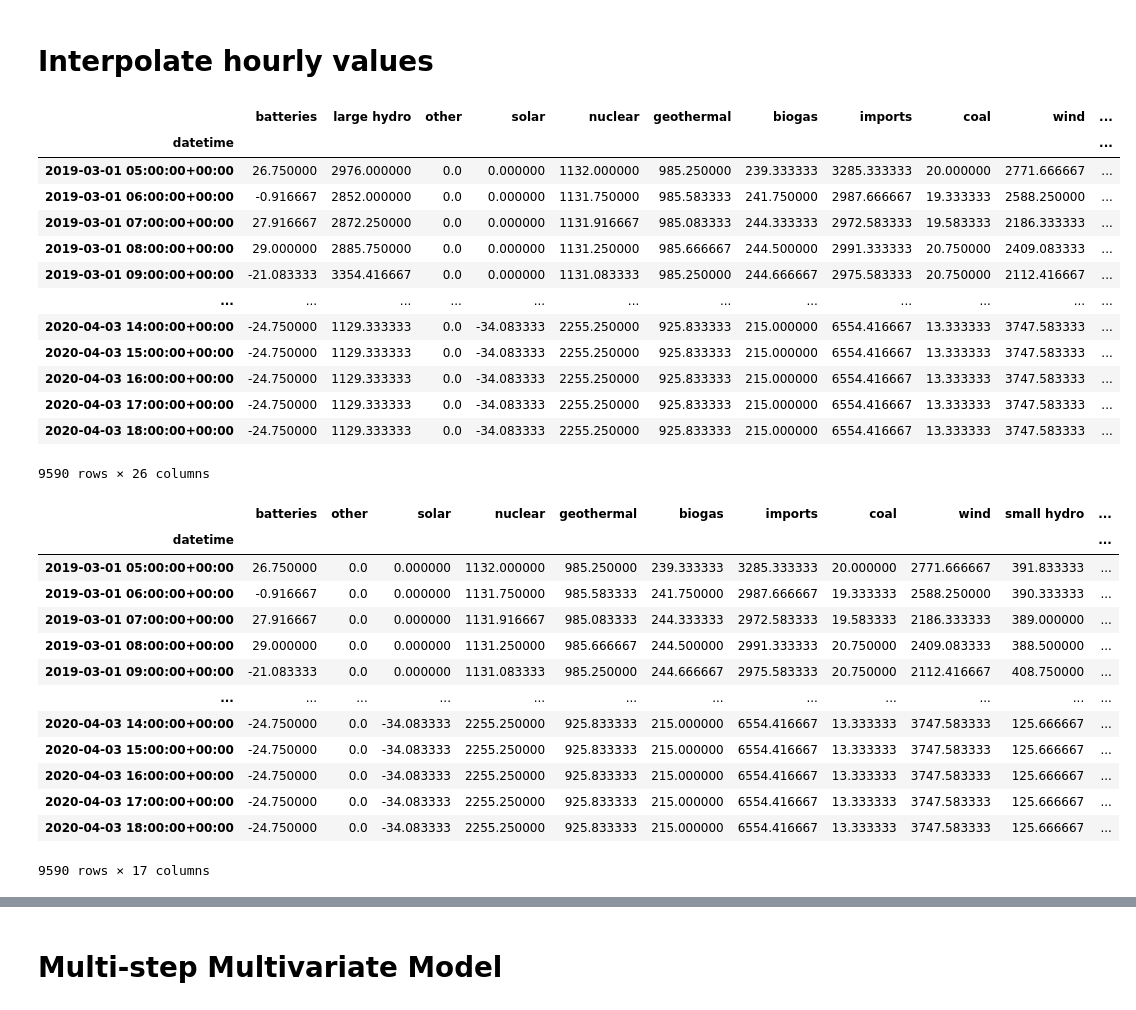
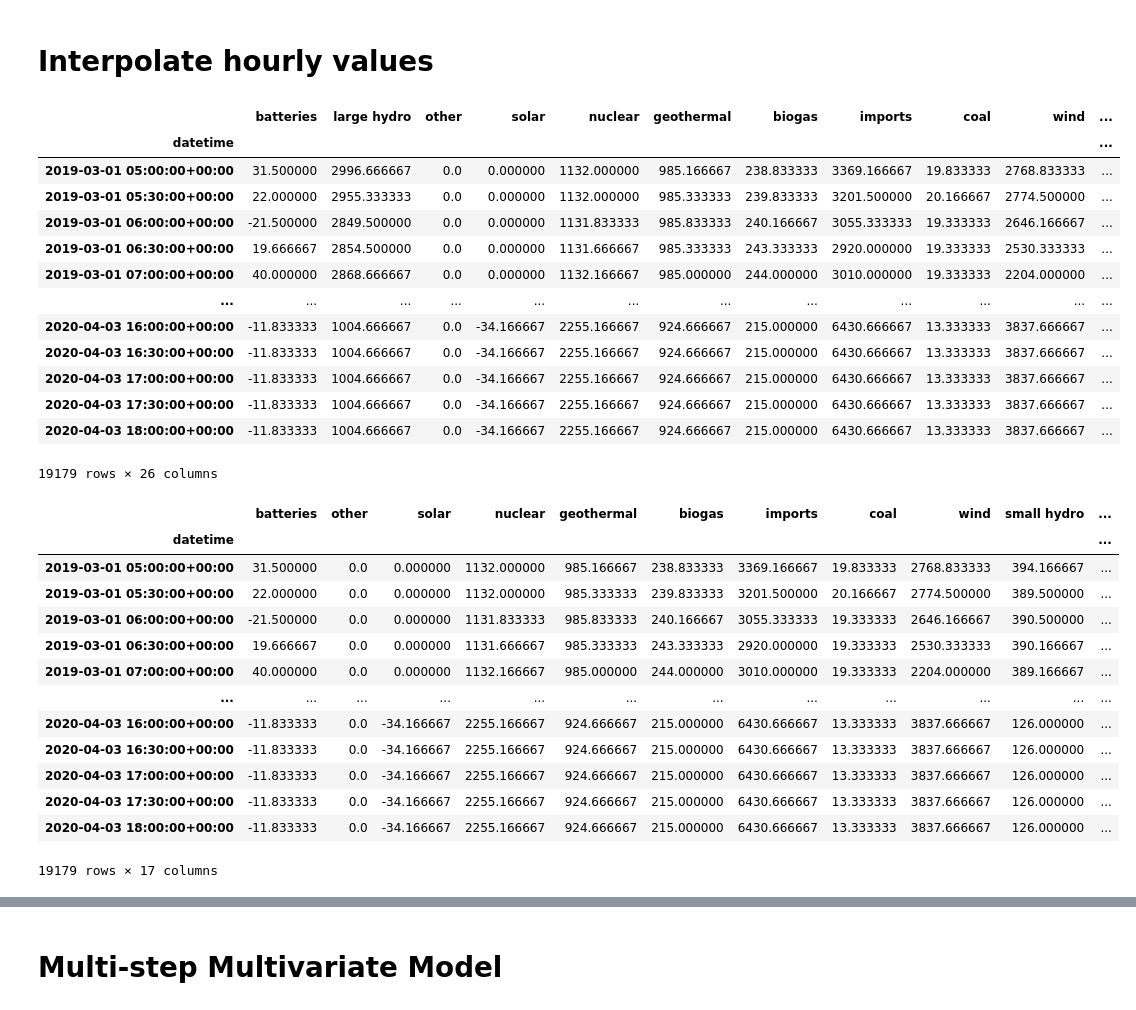
Before and after one commit to rrisque/caiso-forecast, a Jupyter notebook: prediction.ipynb, the cells around one changed output, grey strips where cells are left out. Saved outputs shown, nothing was run; the diff lists cells and outputs as text; code cells hidden in the pictures.

```diff
--- a/prediction.ipynb
+++ b/prediction.ipynb
@@ -51,44 +51,44 @@ frame
 # %% [markdown]
 # Interpolate hourly values
 # %%
-frame = frame.resample(rule=timedelta(hours=1)).mean()
+frame = frame.resample(rule=timedelta(minutes=30)).mean()
 
 frame= frame.interpolate(method='time')
 frame.to_csv('interpolated.csv')
 frame
 # %% [output]
 |  | batteries | large hydro | other | solar | nuclear | geothermal | biogas | imports | coal | wind | ... |
 | datetime |  |  |  |  |  |  |  |  |  |  | ... |
-| 2019-03-01 05:00:00+00:00 | 26.750000 | 2976.000000 | 0.0 | 0.000000 | 1132.000000 | 985.250000 | 239.333333 | 3285.333333 | 20.000000 | 2771.666667 | ... |
-| 2019-03-01 06:00:00+00:00 | -0.916667 | 2852.000000 | 0.0 | 0.000000 | 1131.750000 | 985.583333 | 241.750000 | 2987.666667 | 19.333333 | 2588.250000 | ... |
-| 2019-03-01 07:00:00+00:00 | 27.916667 | 2872.250000 | 0.0 | 0.000000 | 1131.916667 | 985.083333 | 244.333333 | 2972.583333 | 19.583333 | 2186.333333 | ... |
-| 2019-03-01 08:00:00+00:00 | 29.000000 | 2885.750000 | 0.0 | 0.000000 | 1131.250000 | 985.666667 | 244.500000 | 2991.333333 | 20.750000 | 2409.083333 | ... |
-| 2019-03-01 09:00:00+00:00 | -21.083333 | 3354.416667 | 0.0 | 0.000000 | 1131.083333 | 985.250000 | 244.666667 | 2975.583333 | 20.750000 | 2112.416667 | ... |
+| 2019-03-01 05:00:00+00:00 | 31.500000 | 2996.666667 | 0.0 | 0.000000 | 1132.000000 | 985.166667 | 238.833333 | 3369.166667 | 19.833333 | 2768.833333 | ... |
+| 2019-03-01 05:30:00+00:00 | 22.000000 | 2955.333333 | 0.0 | 0.000000 | 1132.000000 | 985.333333 | 239.833333 | 3201.500000 | 20.166667 | 2774.500000 | ... |
+| 2019-03-01 06:00:00+00:00 | -21.500000 | 2849.500000 | 0.0 | 0.000000 | 1131.833333 | 985.833333 | 240.166667 | 3055.333333 | 19.333333 | 2646.166667 | ... |
+| 2019-03-01 06:30:00+00:00 | 19.666667 | 2854.500000 | 0.0 | 0.000000 | 1131.666667 | 985.333333 | 243.333333 | 2920.000000 | 19.333333 | 2530.333333 | ... |
+| 2019-03-01 07:00:00+00:00 | 40.000000 | 2868.666667 | 0.0 | 0.000000 | 1132.166667 | 985.000000 | 244.000000 | 3010.000000 | 19.333333 | 2204.000000 | ... |
 | ... | ... | ... | ... | ... | ... | ... | ... | ... | ... | ... | ... |
-| 2020-04-03 14:00:00+00:00 | -24.750000 | 1129.333333 | 0.0 | -34.083333 | 2255.250000 | 925.833333 | 215.000000 | 6554.416667 | 13.333333 | 3747.583333 | ... |
-| 2020-04-03 15:00:00+00:00 | -24.750000 | 1129.333333 | 0.0 | -34.083333 | 2255.250000 | 925.833333 | 215.000000 | 6554.416667 | 13.333333 | 3747.583333 | ... |
-| 2020-04-03 16:00:00+00:00 | -24.750000 | 1129.333333 | 0.0 | -34.083333 | 2255.250000 | 925.833333 | 215.000000 | 6554.416667 | 13.333333 | 3747.583333 | ... |
-| 2020-04-03 17:00:00+00:00 | -24.750000 | 1129.333333 | 0.0 | -34.083333 | 2255.250000 | 925.833333 | 215.000000 | 6554.416667 | 13.333333 | 3747.583333 | ... |
-| 2020-04-03 18:00:00+00:00 | -24.750000 | 1129.333333 | 0.0 | -34.083333 | 2255.250000 | 925.833333 | 215.000000 | 6554.416667 | 13.333333 | 3747.583333 | ... |
+| 2020-04-03 16:00:00+00:00 | -11.833333 | 1004.666667 | 0.0 | -34.166667 | 2255.166667 | 924.666667 | 215.000000 | 6430.666667 | 13.333333 | 3837.666667 | ... |
+| 2020-04-03 16:30:00+00:00 | -11.833333 | 1004.666667 | 0.0 | -34.166667 | 2255.166667 | 924.666667 | 215.000000 | 6430.666667 | 13.333333 | 3837.666667 | ... |
+| 2020-04-03 17:00:00+00:00 | -11.833333 | 1004.666667 | 0.0 | -34.166667 | 2255.166667 | 924.666667 | 215.000000 | 6430.666667 | 13.333333 | 3837.666667 | ... |
+| 2020-04-03 17:30:00+00:00 | -11.833333 | 1004.666667 | 0.0 | -34.166667 | 2255.166667 | 924.666667 | 215.000000 | 6430.666667 | 13.333333 | 3837.666667 | ... |
+| 2020-04-03 18:00:00+00:00 | -11.833333 | 1004.666667 | 0.0 | -34.166667 | 2255.166667 | 924.666667 | 215.000000 | 6430.666667 | 13.333333 | 3837.666667 | ... |
-9590 rows × 26 columns
+19179 rows × 26 columns
 # %%
 frame = frame.drop(labels=['demand_prediction', 'wind_forecast', 'solar_forecast', 'thermal', 'renewables', 'solar thermal', 'hydro', 'large hydro', 'demand'], axis=1)
 frame
 # %% [output]
 |  | batteries | other | solar | nuclear | geothermal | biogas | imports | coal | wind | small hydro | ... |
 | datetime |  |  |  |  |  |  |  |  |  |  | ... |
-| 2019-03-01 05:00:00+00:00 | 26.750000 | 0.0 | 0.000000 | 1132.000000 | 985.250000 | 239.333333 | 3285.333333 | 20.000000 | 2771.666667 | 391.833333 | ... |
-| 2019-03-01 06:00:00+00:00 | -0.916667 | 0.0 | 0.000000 | 1131.750000 | 985.583333 | 241.750000 | 2987.666667 | 19.333333 | 2588.250000 | 390.333333 | ... |
-| 2019-03-01 07:00:00+00:00 | 27.916667 | 0.0 | 0.000000 | 1131.916667 | 985.083333 | 244.333333 | 2972.583333 | 19.583333 | 2186.333333 | 389.000000 | ... |
-| 2019-03-01 08:00:00+00:00 | 29.000000 | 0.0 | 0.000000 | 1131.250000 | 985.666667 | 244.500000 | 2991.333333 | 20.750000 | 2409.083333 | 388.500000 | ... |
-| 2019-03-01 09:00:00+00:00 | -21.083333 | 0.0 | 0.000000 | 1131.083333 | 985.250000 | 244.666667 | 2975.583333 | 20.750000 | 2112.416667 | 408.750000 | ... |
+| 2019-03-01 05:00:00+00:00 | 31.500000 | 0.0 | 0.000000 | 1132.000000 | 985.166667 | 238.833333 | 3369.166667 | 19.833333 | 2768.833333 | 394.166667 | ... |
+| 2019-03-01 05:30:00+00:00 | 22.000000 | 0.0 | 0.000000 | 1132.000000 | 985.333333 | 239.833333 | 3201.500000 | 20.166667 | 2774.500000 | 389.500000 | ... |
+| 2019-03-01 06:00:00+00:00 | -21.500000 | 0.0 | 0.000000 | 1131.833333 | 985.833333 | 240.166667 | 3055.333333 | 19.333333 | 2646.166667 | 390.500000 | ... |
+| 2019-03-01 06:30:00+00:00 | 19.666667 | 0.0 | 0.000000 | 1131.666667 | 985.333333 | 243.333333 | 2920.000000 | 19.333333 | 2530.333333 | 390.166667 | ... |
+| 2019-03-01 07:00:00+00:00 | 40.000000 | 0.0 | 0.000000 | 1132.166667 | 985.000000 | 244.000000 | 3010.000000 | 19.333333 | 2204.000000 | 389.166667 | ... |
 | ... | ... | ... | ... | ... | ... | ... | ... | ... | ... | ... | ... |
-| 2020-04-03 14:00:00+00:00 | -24.750000 | 0.0 | -34.083333 | 2255.250000 | 925.833333 | 215.000000 | 6554.416667 | 13.333333 | 3747.583333 | 125.666667 | ... |
-| 2020-04-03 15:00:00+00:00 | -24.750000 | 0.0 | -34.083333 | 2255.250000 | 925.833333 | 215.000000 | 6554.416667 | 13.333333 | 3747.583333 | 125.666667 | ... |
-| 2020-04-03 16:00:00+00:00 | -24.750000 | 0.0 | -34.083333 | 2255.250000 | 925.833333 | 215.000000 | 6554.416667 | 13.333333 | 3747.583333 | 125.666667 | ... |
-| 2020-04-03 17:00:00+00:00 | -24.750000 | 0.0 | -34.083333 | 2255.250000 | 925.833333 | 215.000000 | 6554.416667 | 13.333333 | 3747.583333 | 125.666667 | ... |
-| 2020-04-03 18:00:00+00:00 | -24.750000 | 0.0 | -34.083333 | 2255.250000 | 925.833333 | 215.000000 | 6554.416667 | 13.333333 | 3747.583333 | 125.666667 | ... |
+| 2020-04-03 16:00:00+00:00 | -11.833333 | 0.0 | -34.166667 | 2255.166667 | 924.666667 | 215.000000 | 6430.666667 | 13.333333 | 3837.666667 | 126.000000 | ... |
+| 2020-04-03 16:30:00+00:00 | -11.833333 | 0.0 | -34.166667 | 2255.166667 | 924.666667 | 215.000000 | 6430.666667 | 13.333333 | 3837.666667 | 126.000000 | ... |
+| 2020-04-03 17:00:00+00:00 | -11.833333 | 0.0 | -34.166667 | 2255.166667 | 924.666667 | 215.000000 | 6430.666667 | 13.333333 | 3837.666667 | 126.000000 | ... |
+| 2020-04-03 17:30:00+00:00 | -11.833333 | 0.0 | -34.166667 | 2255.166667 | 924.666667 | 215.000000 | 6430.666667 | 13.333333 | 3837.666667 | 126.000000 | ... |
+| 2020-04-03 18:00:00+00:00 | -11.833333 | 0.0 | -34.166667 | 2255.166667 | 924.666667 | 215.000000 | 6430.666667 | 13.333333 | 3837.666667 | 126.000000 | ... |
-9590 rows × 17 columns
+19179 rows × 17 columns
 # %%
 frame.loc['2020-03-27']['natural gas'].plot()
 # %% [output]
```
Also changed, not shown: parts of 16 cells of this notebook.
